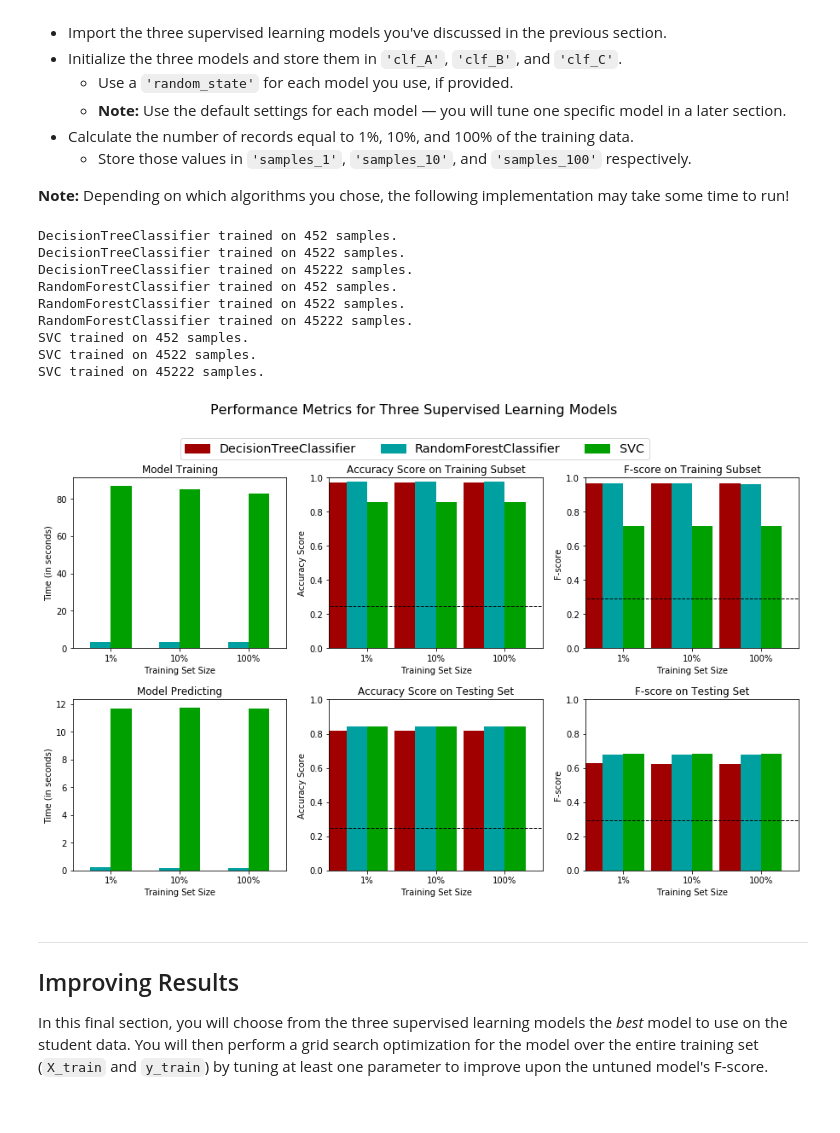
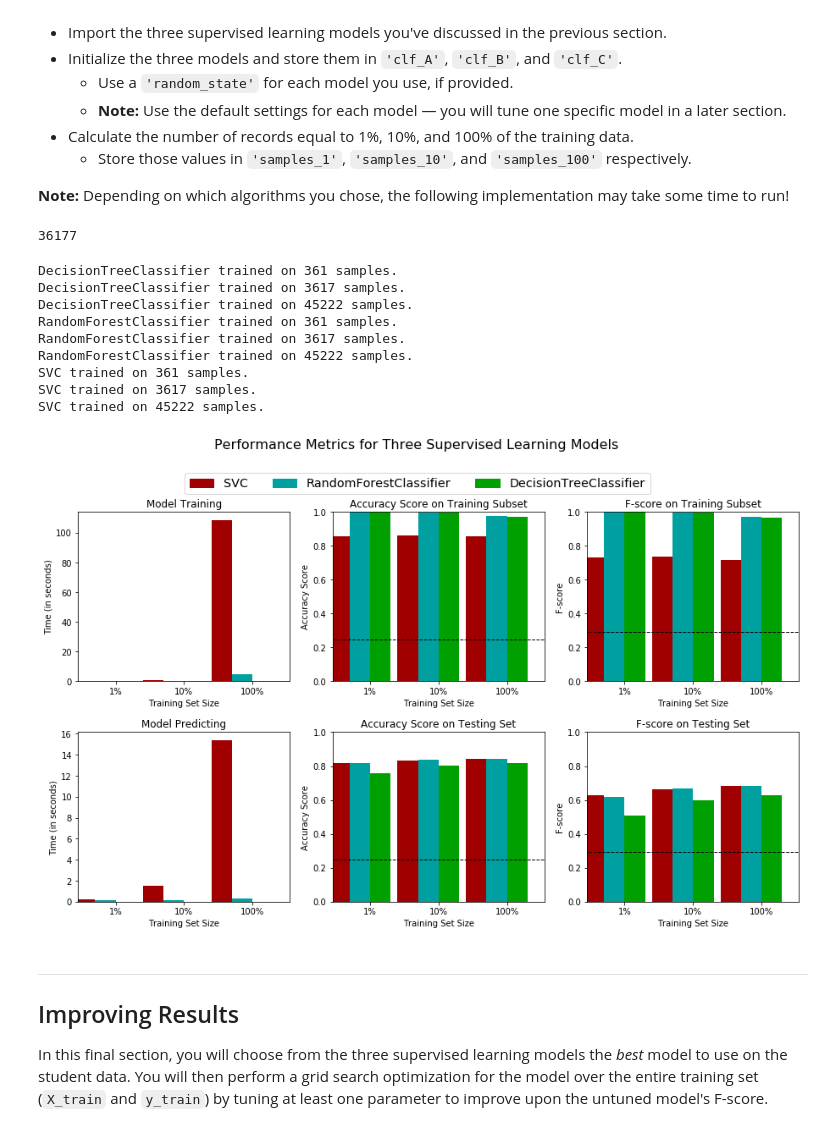
Before and after one commit to muneebaizaz/CharityML-classification-using-RandomForests, a Jupyter notebook: finding_donors.ipynb, the cells around one changed output. Saved outputs shown, nothing was run; the diff lists cells and outputs as text; code cells hidden in the pictures.

```diff
--- a/finding_donors.ipynb
+++ b/finding_donors.ipynb
@@ -382,7 +361,7 @@ def train_predict(learner, sample_size, X_train, y_train, X_test, y_test):
 
     # TODO: Fit the learner to the training data using slicing with 'sample_size' using .fit(training_features[:], training_labels[:])
     start = time() # Get start time
-    learner = learner.fit(X_train , y_train)
+    learner = learner.fit(X_train[: sample_size] , y_train[: sample_size])
     end = time() # Get end time
 
     # TODO: Calculate the training time
@@ -426,47 +405,52 @@ In the code cell, you will need to implement the following:
   - Store those values in `'samples_1'`, `'samples_10'`, and `'samples_100'` respectively.
 
 **Note:** Depending on which algorithms you chose, the following implementation may take some time to run!
+# %%
+len(y_train)
+# %% [output]
+36177
 # %%
 # TODO: Import the three supervised learning models from sklearn
 from sklearn.tree import DecisionTreeClassifier
 from sklearn.ensemble import RandomForestClassifier
 from sklearn.svm import SVC
 
 # TODO: Initialize the three models
-clf_A = DecisionTreeClassifier()
-clf_B = RandomForestClassifier()
-clf_C = SVC()
+random_state = 42
+clf_A = DecisionTreeClassifier( random_state = random_state)
+clf_B = RandomForestClassifier(random_state = random_state)
+clf_C = SVC(random_state = random_state)
 
 # TODO: Calculate the number of samples for 1%, 10%, and 100% of the training data
 # HINT: samples_100 is the entire training set i.e. len(y_train)
 # HINT: samples_10 is 10% of samples_100 (ensure to set the count of the values to be `int` and not `float`)
 # HINT: samples_1 is 1% of samples_100 (ensure to set the count of the values to be `int` and not `float`)
 samples_100 = income.count()
-samples_10 = int((10/100)*income.count())
-samples_1 = int((1/100)*income.count())
+samples_10 = int((10/100)*len(y_train))
+samples_1 = int((1/100)*len(y_train))
 
 # Collect results on the learners
 results = {}
 for clf in [clf_A, clf_B, clf_C]:
     clf_name = clf.__class__.__name__
     results[clf_name] = {}
     for i, samples in enumerate([samples_1, samples_10, samples_100]):
         results[clf_name][i] = \
         train_predict(clf, samples, X_train, y_train, X_test, y_test)
 
 # Run metrics visualization for the three supervised learning models chosen
 vs.evaluate(results, accuracy, fscore)
 # %% [output]
-DecisionTreeClassifier trained on 452 samples.
-DecisionTreeClassifier trained on 4522 samples.
+DecisionTreeClassifier trained on 361 samples.
+DecisionTreeClassifier trained on 3617 samples.
 DecisionTreeClassifier trained on 45222 samples.
-RandomForestClassifier trained on 452 samples.
-RandomForestClassifier trained on 4522 samples.
+RandomForestClassifier trained on 361 samples.
+RandomForestClassifier trained on 3617 samples.
 RandomForestClassifier trained on 45222 samples.
-SVC trained on 452 samples.
-SVC trained on 4522 samples.
+SVC trained on 361 samples.
+SVC trained on 3617 samples.
 SVC trained on 45222 samples.
-[figure, old version]
+[figure, new version]
 # %% [markdown]
 ----
 ## Improving Results
```
Also changed, not shown: parts of 7 cells of this notebook, 1 other file.
